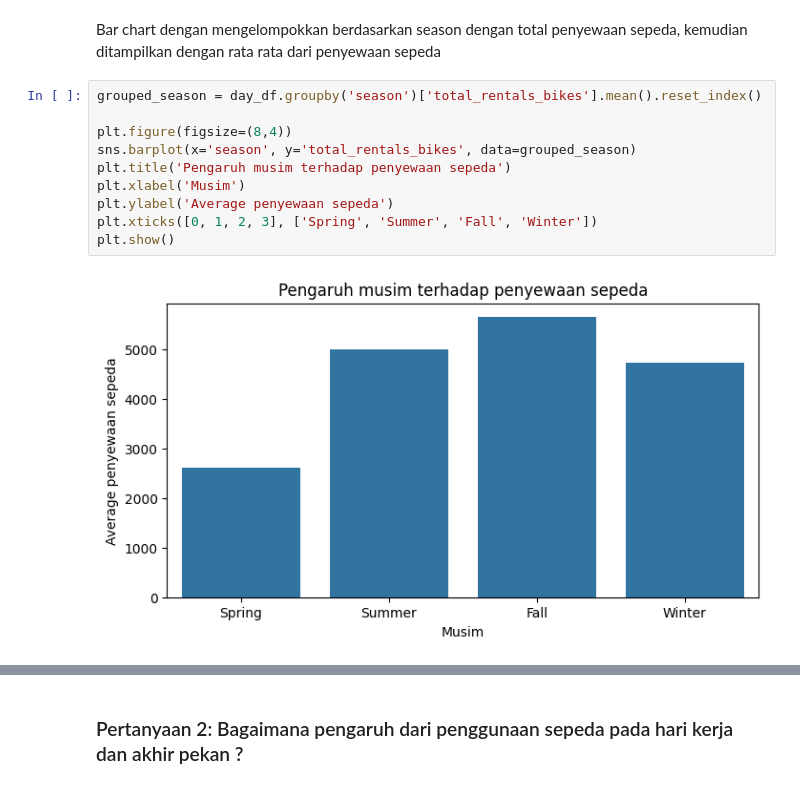
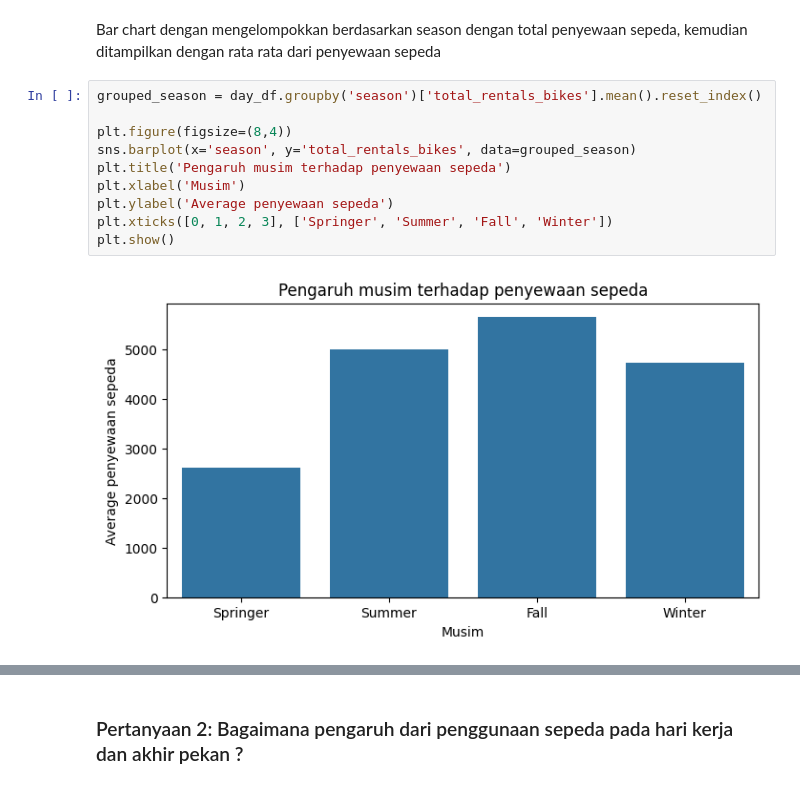
Before and after one commit to fransiscusxaveriussuryadarmawan/Analisis_Data, a Jupyter notebook: notebook.ipynb, the cells around one changed output, grey strips where cells are left out. Drawn from its saved outputs; the diff is of its cells as text.

```diff
--- a/notebook.ipynb
+++ b/notebook.ipynb
@@ -1112,12 +1112,12 @@ Bar chart dengan mengelompokkan berdasarkan season dengan total penyewaan sepeda
 # %%
 grouped_season = day_df.groupby('season')['total_rentals_bikes'].mean().reset_index()
 
 plt.figure(figsize=(8,4))
 sns.barplot(x='season', y='total_rentals_bikes', data=grouped_season)
 plt.title('Pengaruh musim terhadap penyewaan sepeda')
 plt.xlabel('Musim')
 plt.ylabel('Average penyewaan sepeda')
-plt.xticks([0, 1, 2, 3], ['Spring', 'Summer', 'Fall', 'Winter'])
+plt.xticks([0, 1, 2, 3], ['Springer', 'Summer', 'Fall', 'Winter'])
 plt.show()
 # %% [output]
-[figure, old version]
+[figure, new version]
```
Also changed, not shown: parts of 3 cells of this notebook, 3 other files.
